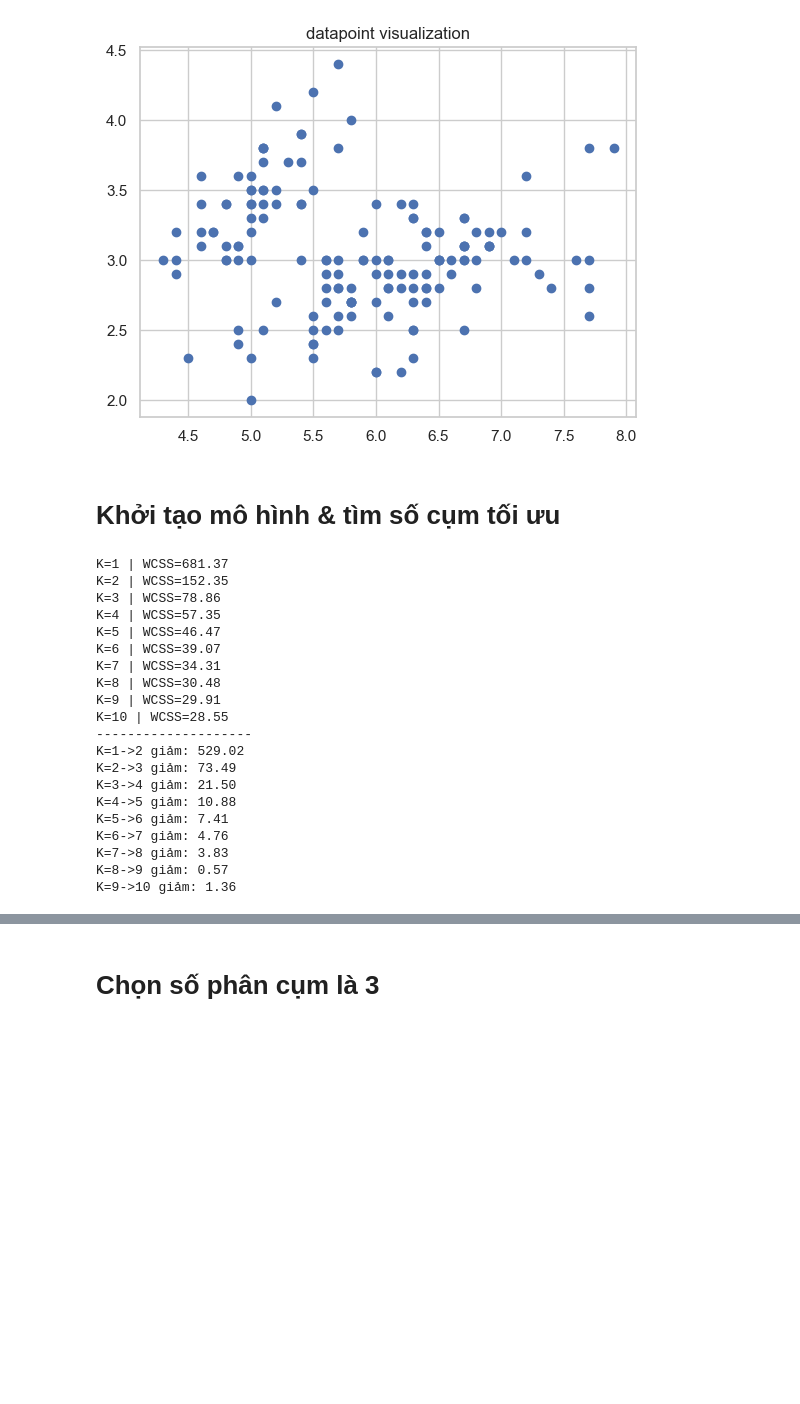
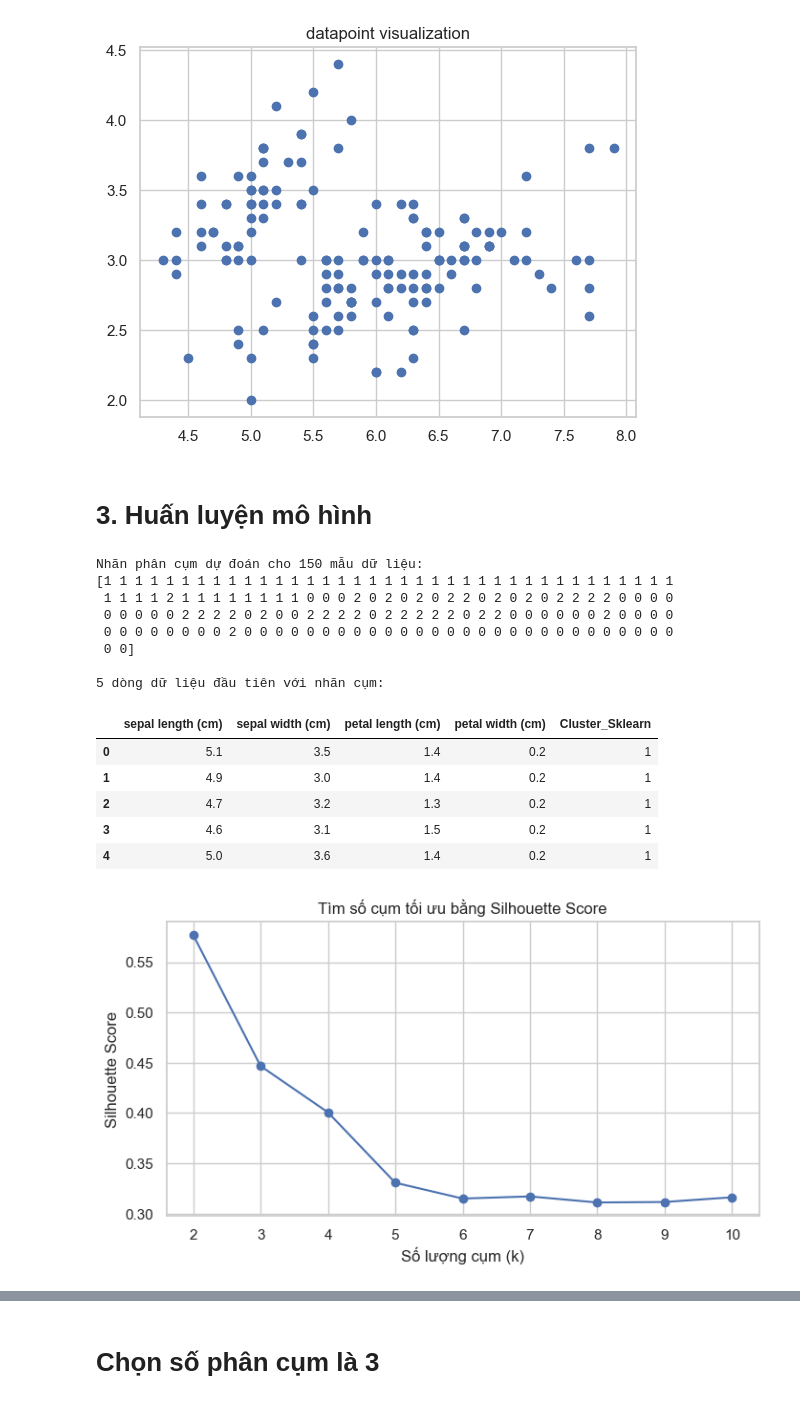
Before and after one commit to HoangThongTom/Baitoanphancum, a Jupyter notebook: SKlearn.ipynb, the cells around one changed output, grey strips where cells are left out. Drawn from its saved outputs; the diff is of its cells as text; code cells hidden in the pictures; blank space fills up the shorter version.

```diff
--- a/SKlearn.ipynb
+++ b/SKlearn.ipynb
@@ -33,40 +29,52 @@ plt.show()
 # %% [output]
 [figure]
 # %% [markdown]
-# Khởi tạo mô hình & tìm số cụm tối ưu
+# 3. Huấn luyện mô hình
 # %%
-from sklearn.cluster import KMeans
+# 3.1 Khởi tạo mô hình
+model = AgglomerativeClustering(n_clusters=3, linkage='ward')
 
-wcss = []
-for k in range(1, 11):
-    model = KMeans(n_clusters=k, init='k-means++', random_state=42)
-    model.fit(X)
-    wcss.append(model.inertia_)
-    print(f"K={k} | WCSS={model.inertia_:.2f}")
+# 3.2 Huấn luyện mô hình và dự đoán nhãn
+cluster_labels = model.fit_predict(X_scaled)
 
-# xác định điểm gãy
-print("-" * 20)
-for i in range(1, len(wcss)):
-    diff = wcss[i-1] - wcss[i]
-    print(f"K={i}->{i+1} giảm: {diff:.2f}")
+# 3.3 Hiển thị kết quả nhãn dự đoán
+print("Nhãn phân cụm dự đoán cho 150 mẫu dữ liệu:")
+print(cluster_labels)
+
+df['Cluster_Sklearn'] = cluster_labels
+print("\n5 dòng dữ liệu đầu tiên với nhãn cụm:")
+display(df.head())
 # %% [output]
-K=1 | WCSS=681.37
-K=2 | WCSS=152.35
-K=3 | WCSS=78.86
-K=4 | WCSS=57.35
-K=5 | WCSS=46.47
-K=6 | WCSS=39.07
-K=7 | WCSS=34.31
-K=8 | WCSS=30.48
-K=9 | WCSS=29.91
-K=10 | WCSS=28.55
---------------------
-K=1->2 giảm: 529.02
-K=2->3 giảm: 73.49
-K=3->4 giảm: 21.50
-K=4->5 giảm: 10.88
-K=5->6 giảm: 7.41
-K=6->7 giảm: 4.76
-K=7->8 giảm: 3.83
-K=8->9 giảm: 0.57
-K=9->10 giảm: 1.36
+Nhãn phân cụm dự đoán cho 150 mẫu dữ liệu:
+[1 1 1 1 1 1 1 1 1 1 1 1 1 1 1 1 1 1 1 1 1 1 1 1 1 1 1 1 1 1 1 1 1 1 1 1 1
+ 1 1 1 1 2 1 1 1 1 1 1 1 1 0 0 0 2 0 2 0 2 0 2 2 0 2 0 2 0 2 2 2 2 0 0 0 0
+ 0 0 0 0 0 2 2 2 2 0 2 0 0 2 2 2 2 0 2 2 2 2 2 0 2 2 0 0 0 0 0 0 2 0 0 0 0
+ 0 0 0 0 0 0 0 0 2 0 0 0 0 0 0 0 0 0 0 0 0 0 0 0 0 0 0 0 0 0 0 0 0 0 0 0 0
+ 0 0]
+
+5 dòng dữ liệu đầu tiên với nhãn cụm:
+|  | sepal length (cm) | sepal width (cm) | petal length (cm) | petal width (cm) | Cluster_Sklearn |
+| 0 | 5.1 | 3.5 | 1.4 | 0.2 | 1 |
+| 1 | 4.9 | 3.0 | 1.4 | 0.2 | 1 |
+| 2 | 4.7 | 3.2 | 1.3 | 0.2 | 1 |
+| 3 | 4.6 | 3.1 | 1.5 | 0.2 | 1 |
+| 4 | 5.0 | 3.6 | 1.4 | 0.2 | 1 |
+# %%
+from sklearn.metrics import silhouette_score
+
+K = range(2, 11)
+sil_scores = []
+
+for k in K:
+    m = AgglomerativeClustering(n_clusters=k)
+    lab = m.fit_predict(X_scaled)
+    sil_scores.append(silhouette_score(X_scaled, lab))
+
+plt.figure(figsize=(8, 4))
+plt.plot(K, sil_scores, 'bo-')
+plt.title("Tìm số cụm tối ưu bằng Silhouette Score")
+plt.xlabel("Số lượng cụm (k)")
+plt.ylabel("Silhouette Score")
+plt.show()
+# %% [output]
+[figure, added]
```
Also changed, not shown: parts of 15 cells of this notebook.
